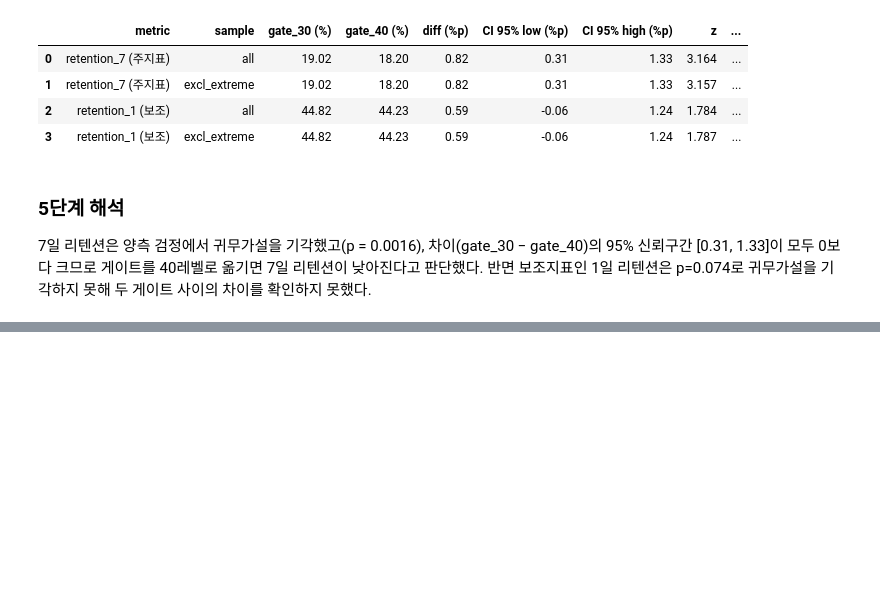
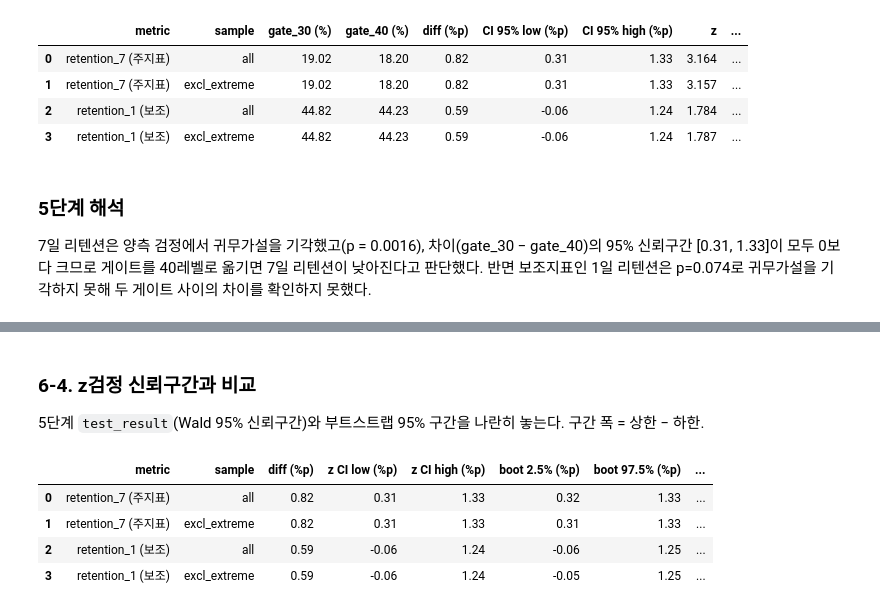
Before and after one commit to julyryunth-ux/cookie-cats-ab-test, a Jupyter notebook: analysis.ipynb, the cells around one changed output, grey strips where cells are left out. Drawn from its saved outputs; the diff is of its cells as text; code cells hidden in the pictures; blank space fills up the shorter version.

```diff
--- a/analysis.ipynb
+++ b/analysis.ipynb
@@ -366,0 +447,17 @@ test_result
+# %%
+boot_rows = []
+for metric, label in [('retention_7', 'retention_7 (주지표)'), ('retention_1', 'retention_1 (보조)')]:
+    for sample in ['all', 'excl_extreme']:
+        diff = boot_diff[(sample, metric)]
+        lo, hi = np.percentile(diff, [2.5, 97.5])
+        boot_rows.append({
+            'metric': label,
+            'sample': sample,
+            'boot mean diff (%p)': round(diff.mean(), 2),
+            'boot 2.5% (%p)': round(lo, 2),
+            'boot 97.5% (%p)': round(hi, 2),
+            'P(gate_30 > gate_40)': round((diff > 0).mean(), 4),
+        })
+
+boot_result = pd.DataFrame(boot_rows)
+boot_result
@@ -366,0 +470,19 @@ test_result
+# %% [markdown]
+### 6-4. z검정 신뢰구간과 비교
+
+5단계 `test_result`(Wald 95% 신뢰구간)와 부트스트랩 95% 구간을 나란히 놓는다. 구간 폭 = 상한 − 하한.
+# %%
+compare = test_result[['metric', 'sample', 'diff (%p)', 'CI 95% low (%p)', 'CI 95% high (%p)']].merge(
+    boot_result[['metric', 'sample', 'boot 2.5% (%p)', 'boot 97.5% (%p)', 'P(gate_30 > gate_40)']],
+    on=['metric', 'sample'],
+)
+compare['z CI width (%p)'] = (compare['CI 95% high (%p)'] - compare['CI 95% low (%p)']).round(2)
+compare['boot width (%p)'] = (compare['boot 97.5% (%p)'] - compare['boot 2.5% (%p)']).round(2)
+compare = compare.rename(columns={'CI 95% low (%p)': 'z CI low (%p)', 'CI 95% high (%p)': 'z CI high (%p)'})
+compare
+# %% [output]
+|  | metric | sample | diff (%p) | z CI low (%p) | z CI high (%p) | boot 2.5% (%p) | boot 97.5% (%p) | ... |
+| 0 | retention_7 (주지표) | all | 0.82 | 0.31 | 1.33 | 0.32 | 1.33 | ... |
+| 1 | retention_7 (주지표) | excl_extreme | 0.82 | 0.31 | 1.33 | 0.31 | 1.33 | ... |
+| 2 | retention_1 (보조) | all | 0.59 | -0.06 | 1.24 | -0.06 | 1.25 | ... |
+| 3 | retention_1 (보조) | excl_extreme | 0.59 | -0.06 | 1.24 | -0.05 | 1.25 | ... |
```
Also changed, not shown: parts of 10 cells of this notebook.
